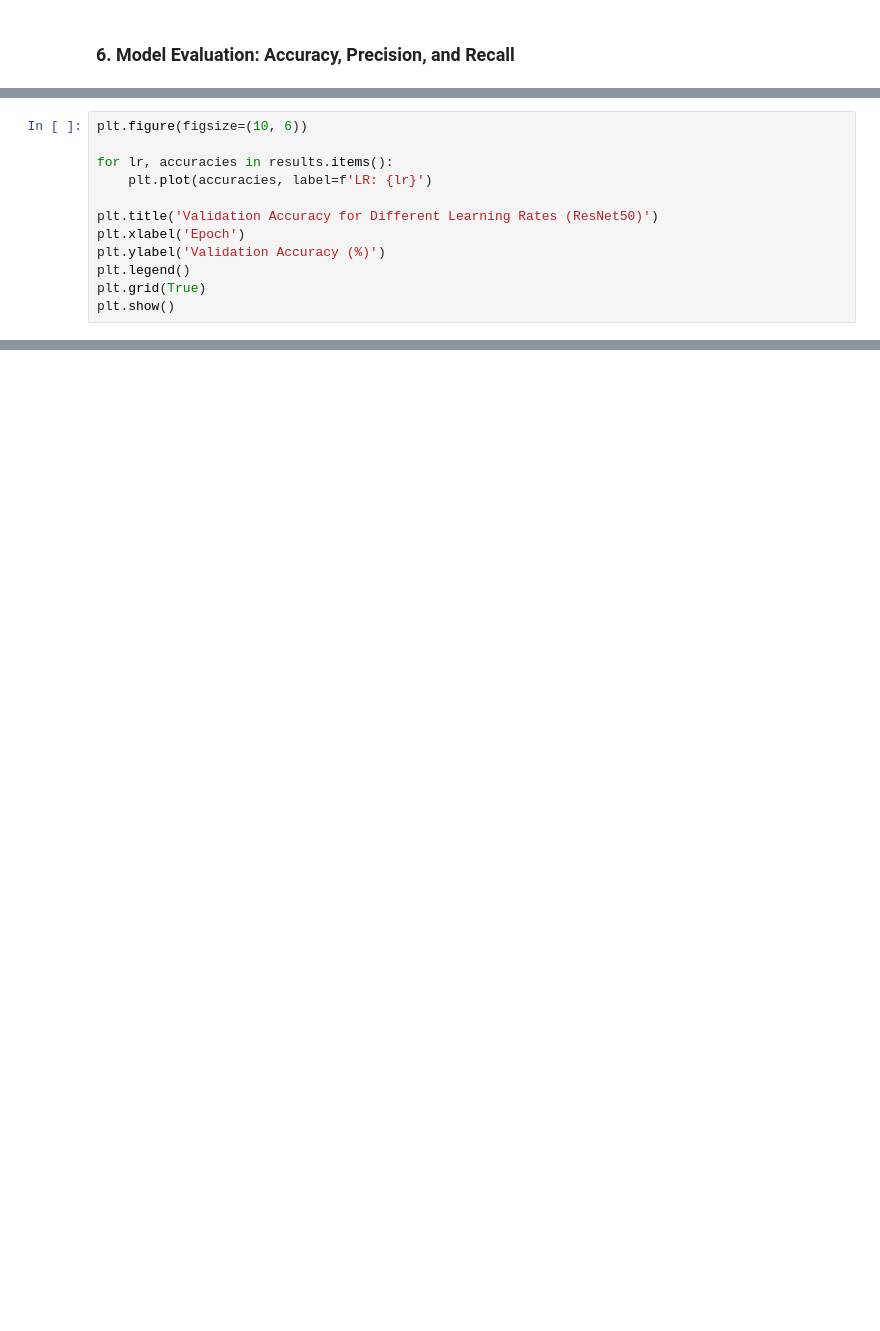
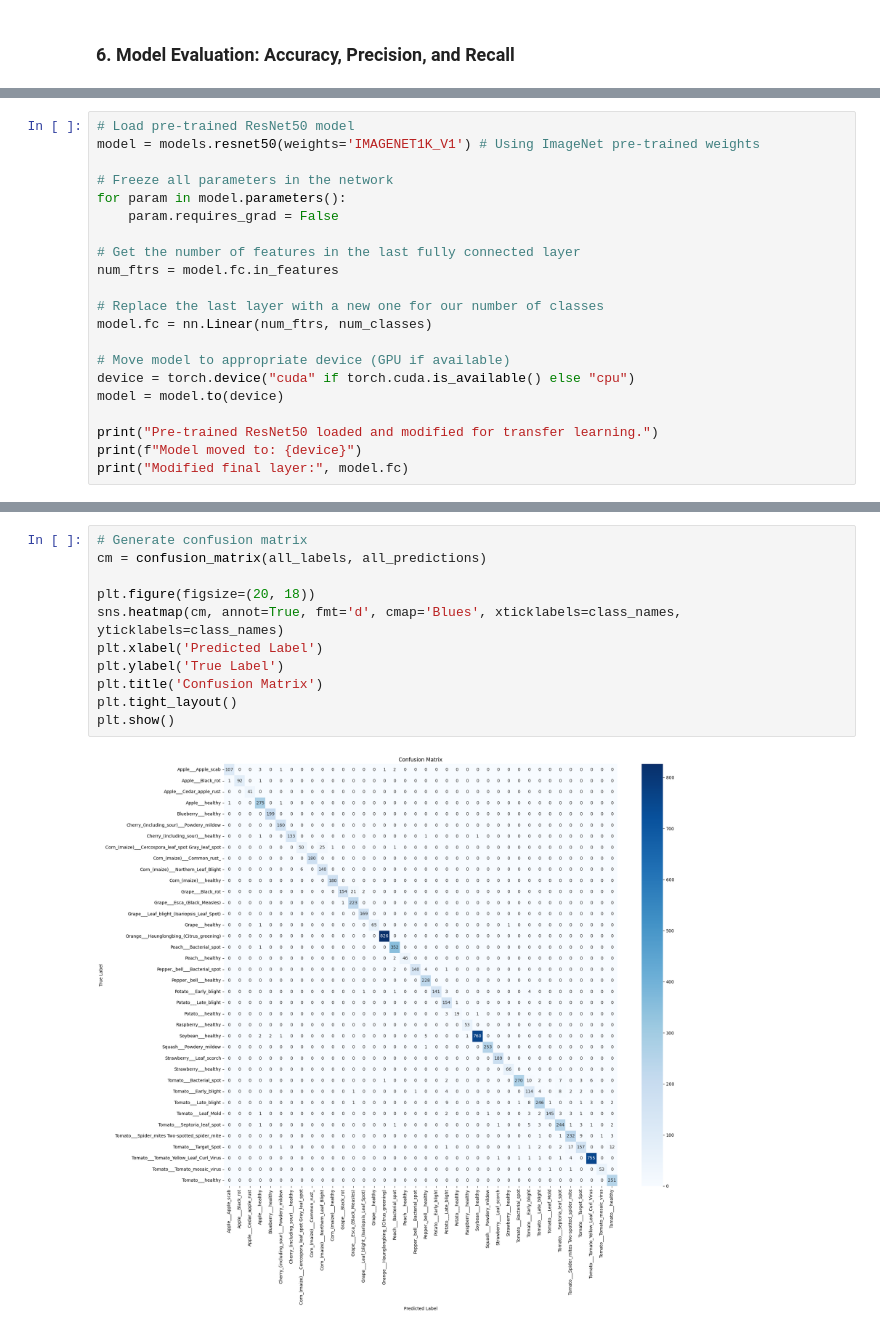
Before and after one commit to athiqhahammad2-art/-Agriculture-Smart-Farming---Computer-Vision-for-Crop-Disease-Detection-, a Jupyter notebook: Plant_Disease_Detection.ipynb, the cells around one changed output, grey strips where cells are left out. Cells and saved outputs as stored; diff of their text form; blank space fills up the shorter version.

```diff
--- a/Plant_Disease_Detection.ipynb
+++ b/Plant_Disease_Detection.ipynb
@@ -749,12 +588,0 @@ Let's plot the validation accuracy for each learning rate to see which one perfo
-# %%
-plt.figure(figsize=(10, 6))
-
-for lr, accuracies in results.items():
-    plt.plot(accuracies, label=f'LR: {lr}')
-
-plt.title('Validation Accuracy for Different Learning Rates (ResNet50)')
-plt.xlabel('Epoch')
-plt.ylabel('Validation Accuracy (%)')
-plt.legend()
-plt.grid(True)
-plt.show()
@@ -762,0 +589,21 @@ plt.show()
+# %%
+# Load pre-trained ResNet50 model
+model = models.resnet50(weights='IMAGENET1K_V1') # Using ImageNet pre-trained weights
+
+# Freeze all parameters in the network
+for param in model.parameters():
+    param.requires_grad = False
+
+# Get the number of features in the last fully connected layer
+num_ftrs = model.fc.in_features
+
+# Replace the last layer with a new one for our number of classes
+model.fc = nn.Linear(num_ftrs, num_classes)
+
+# Move model to appropriate device (GPU if available)
+device = torch.device("cuda" if torch.cuda.is_available() else "cpu")
+model = model.to(device)
+
+print("Pre-trained ResNet50 loaded and modified for transfer learning.")
+print(f"Model moved to: {device}")
+print("Modified final layer:", model.fc)
@@ -762,0 +864,13 @@ plt.show()
+# %%
+# Generate confusion matrix
+cm = confusion_matrix(all_labels, all_predictions)
+
+plt.figure(figsize=(20, 18))
+sns.heatmap(cm, annot=True, fmt='d', cmap='Blues', xticklabels=class_names, yticklabels=class_names)
+plt.xlabel('Predicted Label')
+plt.ylabel('True Label')
+plt.title('Confusion Matrix')
+plt.tight_layout()
+plt.show()
+# %% [output]
+[figure, added]
```
Also changed, not shown: parts of 37 cells of this notebook.
